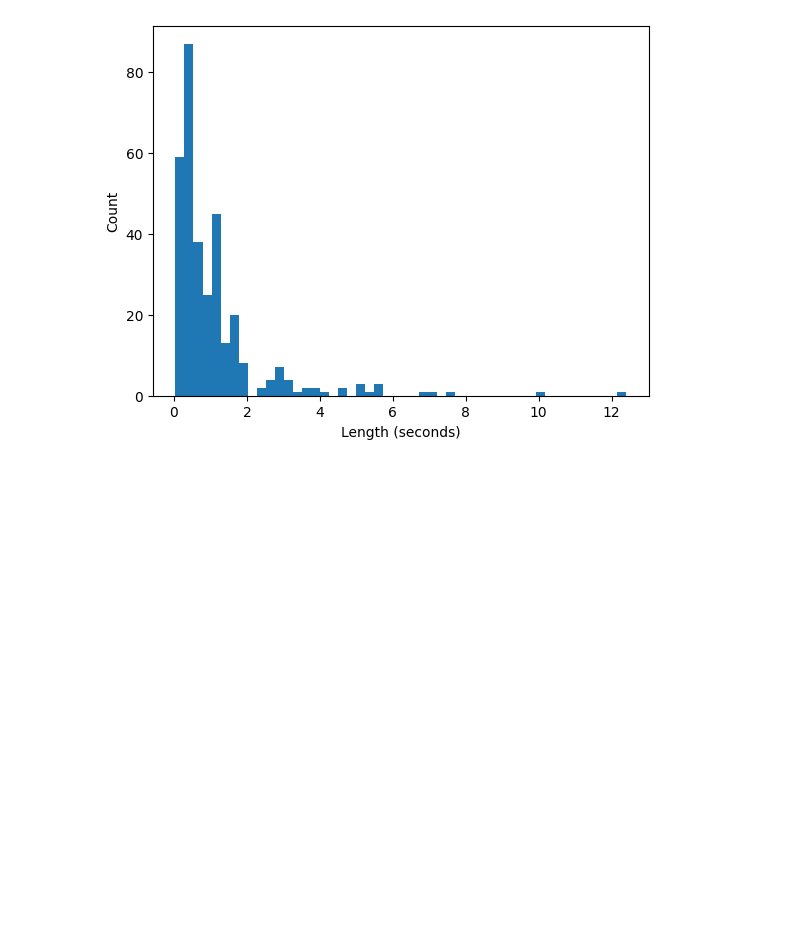
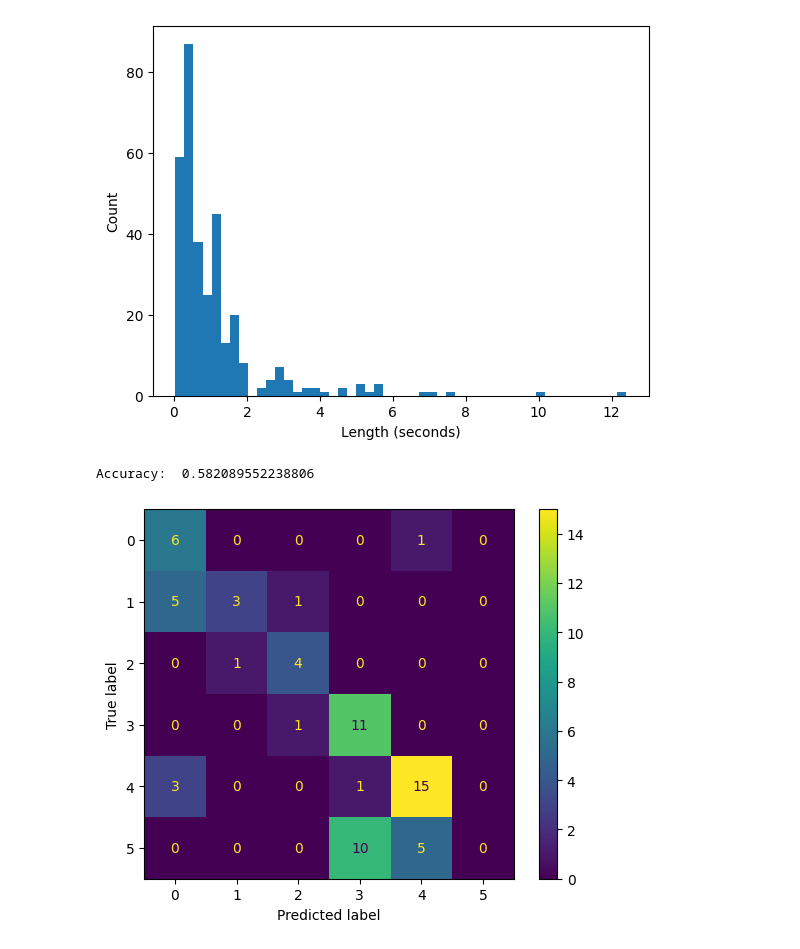
Before and after one commit to tamakoma1129/ClassificationOfDrumSound, a Jupyter notebook: ドラム音源の分類.ipynb, the cells around one changed output. Drawn from its saved outputs; the diff is of its cells as text; code cells hidden in the pictures; blank space fills up the shorter version.

```diff
--- a/ドラム音源の分類.ipynb
+++ b/ドラム音源の分類.ipynb
@@ -53,3 +53,78 @@ plt.ylabel('Count')
 plt.show()
 # %% [output]
 [figure]
+# %%
+import os
+import glob
+import numpy as np
+from sklearn import svm
+from sklearn.model_selection import train_test_split
+from sklearn.preprocessing import LabelEncoder
+import librosa
+from sklearn.metrics import confusion_matrix
+from sklearn.metrics import ConfusionMatrixDisplay
+import matplotlib.pyplot as plt
+
+max_length = 44100 * 6  # 6秒でパディングするので、44100Hz*6
+
+def load_and_pad(file_path):
+    y, sr = librosa.load(file_path, sr=None)
+    if len(y) > max_length:
+        y = y[:max_length]  # If もし長ければ切る
+    else:
+        y = np.pad(y, (0, max_length - len(y)))  # もし短ければ増やす
+    return y
+
+# フォルダ名とそのラベルを格納するリスト
+data = []
+labels = []
+
+# フォルダのパスを指定します (e.g., "/content/drive/My Drive/A/data/")
+base_folder_path = "/content/drive/MyDrive/ドラム音源の分類/data"
+
+# フォルダ内のサブフォルダ（ジャンル）を一つひとつ見ていきます
+for genre_folder in os.listdir(base_folder_path):
+    # サブフォルダ内の全ての.wavファイルに対して処理を行います
+    for filename in glob.glob(os.path.join(base_folder_path, genre_folder, '*.wav')):
+        # 音声ファイルの読み込みとパディング
+        y = load_and_pad(filename)
+        # MFCCの計算
+        mfccs = librosa.feature.mfcc(y=y, sr=44100, n_mfcc=13)
+        data.append(mfccs.flatten())  # SVMは2D入力なので、データをフラット化します
+        labels.append(genre_folder)  # フォルダ名（ジャンル名）をラベルとして追加
+
+# ラベル（ジャンル名）を数値に変換します。例えば、'rock' -> 0, 'jazz' -> 1のような変換を行います
+encoder = LabelEncoder()
+labels = encoder.fit_transform(labels)
+
+# データとラベルを訓練データとテストデータに分割します
+X_train, X_test, y_train, y_test = train_test_split(data, labels, test_size=0.2, random_state=42)
+
+# SVMのモデルを作成し、訓練データで学習します
+model = svm.SVC()
+model.fit(X_train, y_train)
+
+# テストデータでモデルの精度を確認します
+accuracy = model.score(X_test, y_test)
+print("Accuracy: ", accuracy)
+
+
+# テストデータの予測値を得ます
+y_pred = model.predict(X_test)
+
+# 混同行列を計算します
+cm = confusion_matrix(y_test, y_pred)
+
+# 混同行列をプロットします
+disp = ConfusionMatrixDisplay(confusion_matrix=cm,display_labels=model.classes_)
+
+disp.plot()
+plt.show()
+cnt=0
+# 各ラベルに対応した名前を表示します
+for i in encoder.classes_:
+  print(f"{cnt}:{i}")
+  cnt+=1
+# %% [output]
+Accuracy:  0.582089552238806
+[figure, added]
```
Also changed, not shown: parts of 1 cell of this notebook.
